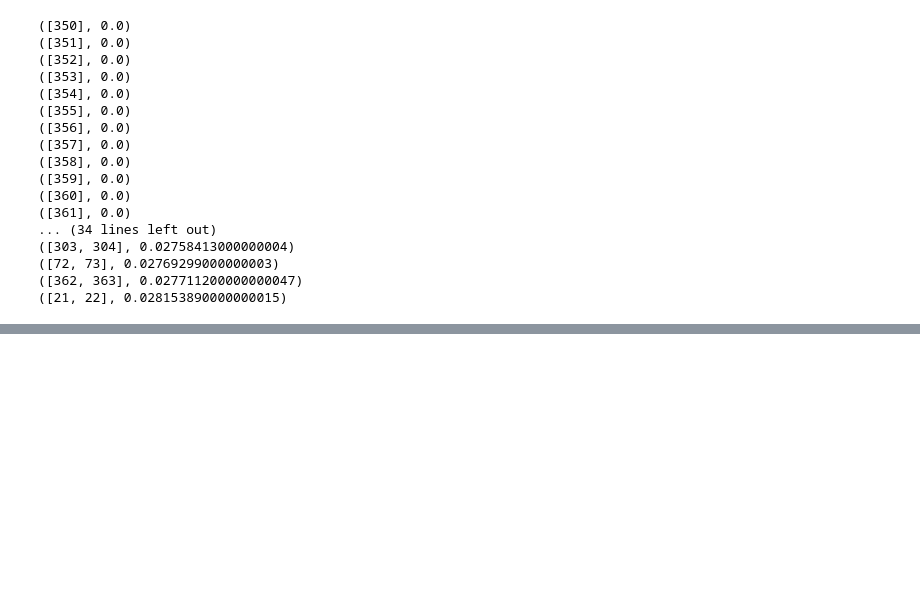
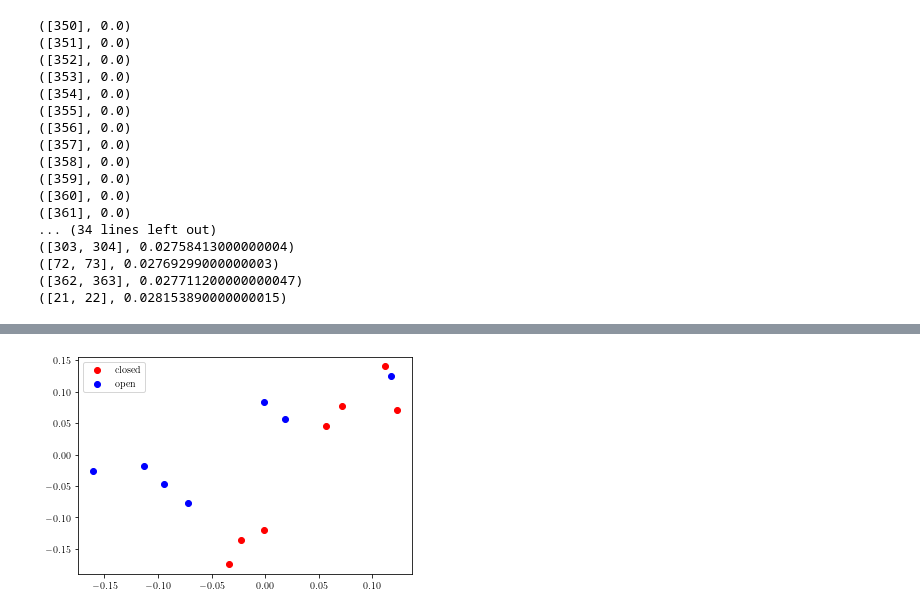
Before and after one commit to sonLe-Thanh/TDATutorials, a Jupyter notebook: Simplicial complexes from dynamical distances.ipynb, the cells around one changed output, grey strips where cells are left out. Cells and saved outputs as stored; diff of their text form; code cells hidden in the pictures; blank space fills up the shorter version.

```diff
--- a/Simplicial complexes from dynamical distances.ipynb
+++ b/Simplicial complexes from dynamical distances.ipynb
@@ -168,0 +184,26 @@ plt.show()
+# %%
+# Create Rips Complex
+edge_length = 1.1
+max_dim = 2
+persistent_list_0_dim = []
+persistent_list_1_dim = []
+for dist in dist_protein_list:
+    rips_complex = gd.RipsComplex(distance_matrix = dist.values, max_edge_length = edge_length)
+    simplex_tree = rips_complex.create_simplex_tree(max_dimension = max_dim)
+    diag = simplex_tree.persistence()
+    persistent_list_0_dim.append(simplex_tree.persistence_intervals_in_dimension(0))
+    persistent_list_1_dim.append(simplex_tree.persistence_intervals_in_dimension(1))
+# %%
+# Create a matrix to store the bottle necks distances on 2 dimensions
+no_files = len(files_list)
+M0 = np.zeros((no_files, no_files))
+M1 = np.zeros((no_files, no_files))
+# %%
+for i in range(no_files):
+    for j in range(i):
+        M0[i,j] = gd.bottleneck_distance(persistent_list_0_dim[i], persistent_list_0_dim[j])
+        M1[i,j] = gd.bottleneck_distance(persistent_list_1_dim[i], persistent_list_1_dim[j])
+# %%
+# Create the full symetric matrices
+M0 += M0.T
+M1 += M1.T
@@ -168,0 +228,9 @@ plt.show()
+# %%
+mds = MDS(n_components=2, dissimilarity="precomputed")
+config = mds.fit(M0).embedding_
+plt.scatter(config[0:7, 0], config[0:7, 1], color = 'red' , label = "closed")
+plt.scatter(config[7:no_files, 0], config[7:no_files, 1], color = 'blue', label = "open")
+plt.legend(loc = "best")
+plt.show()
+# %% [output]
+[figure, added]
```
Also changed, not shown: parts of 6 cells of this notebook, 17 other files.
